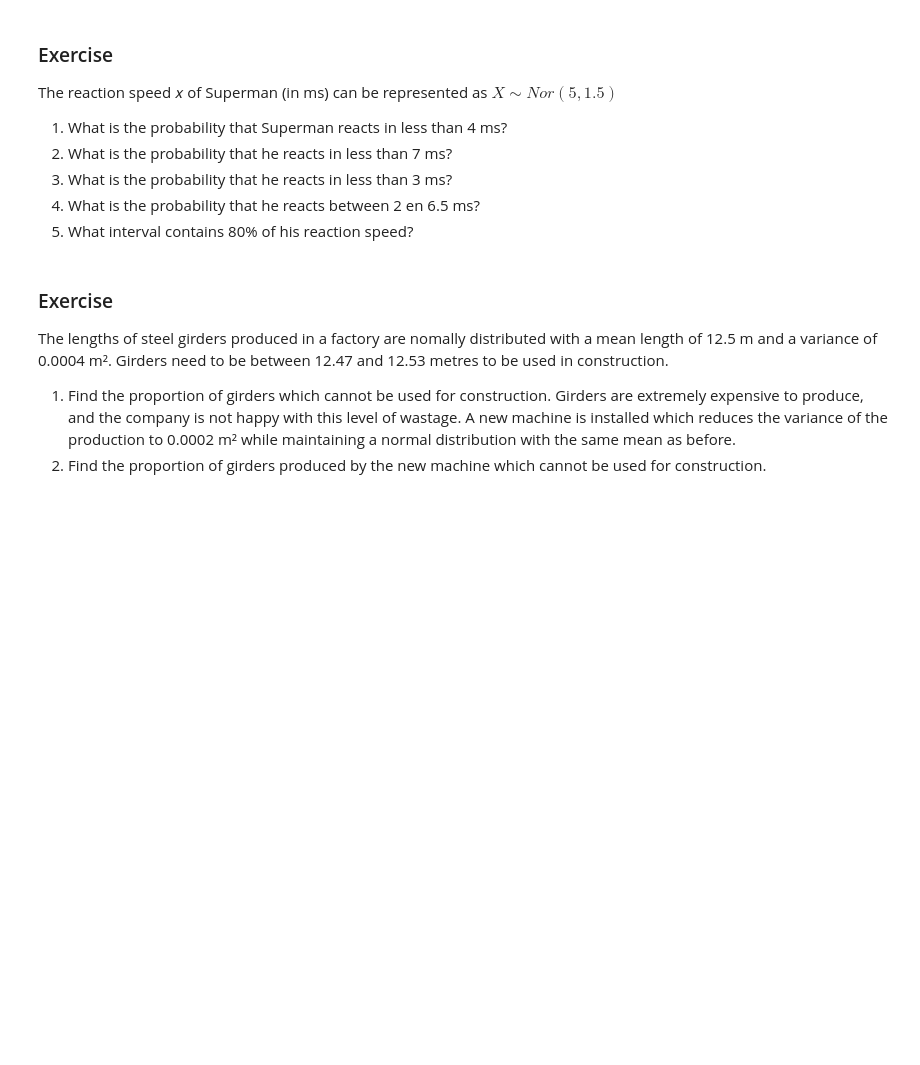
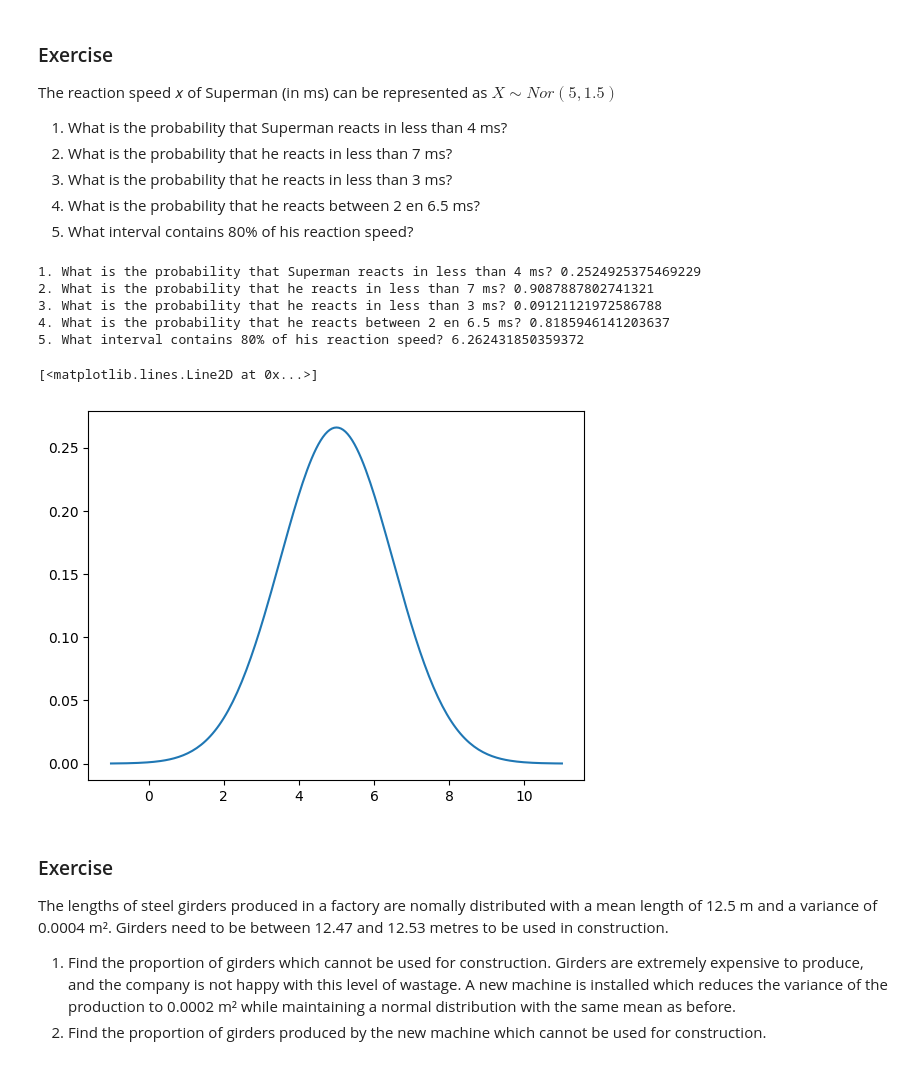
Before and after one commit to Vincent-Gielen/dsai-ex, a Jupyter notebook: 3-central-limit-testing/3.01-probability.ipynb, the cells around one changed output. Drawn from its saved outputs; the diff is of its cells as text; code cells hidden in the pictures; blank space fills up the shorter version.

```diff
--- a/3-central-limit-testing/3.01-probability.ipynb
+++ b/3-central-limit-testing/3.01-probability.ipynb
@@ -733,6 +870,29 @@ The reaction speed 𝑥 of Superman (in ms) can be represented as $X \sim Nor(5,
 3. What is the probability that he reacts in less than 3 ms?
 4. What is the probability that he reacts between 2 en 6.5 ms?
 5. What interval contains 80% of his reaction speed?
+# %%
+mu = 5
+sigma = 1.5
+print("1. What is the probability that Superman reacts in less than 4 ms?", stats.norm.cdf(4, loc=mu, scale=sigma))
+print("2. What is the probability that he reacts in less than 7 ms?", stats.norm.cdf(7, loc=mu, scale=sigma))
+print("3. What is the probability that he reacts in less than 3 ms?", stats.norm.cdf(3, loc=mu, scale=sigma))
+print("4. What is the probability that he reacts between 2 en 6.5 ms?", stats.norm.cdf(6.5, loc=mu, scale=sigma) - stats.norm.cdf(2, loc=mu, scale=sigma))
+print("5. What interval contains 80% of his reaction speed?", stats.norm.isf(0.2, loc=mu, scale=sigma))
+# %% [output]
+1. What is the probability that Superman reacts in less than 4 ms? 0.2524925375469229
+2. What is the probability that he reacts in less than 7 ms? 0.9087887802741321
+3. What is the probability that he reacts in less than 3 ms? 0.09121121972586788
+4. What is the probability that he reacts between 2 en 6.5 ms? 0.8185946141203637
+5. What interval contains 80% of his reaction speed? 6.262431850359372
+# %%
+mu = 5    # Mean
+sigma = 1.5  # Standard deviation
+dist_x = np.linspace(mu - 4 * sigma, mu + 4 * sigma, num=201)
+dist_y = stats.norm.pdf(dist_x, mu, sigma)
+plt.plot(dist_x, dist_y)
+# %% [output]
+[<matplotlib.lines.Line2D at 0x...>]
+[figure, added]
 # %% [markdown]
 ### Exercise
 
```
Also changed, not shown: parts of 30 cells of this notebook.
